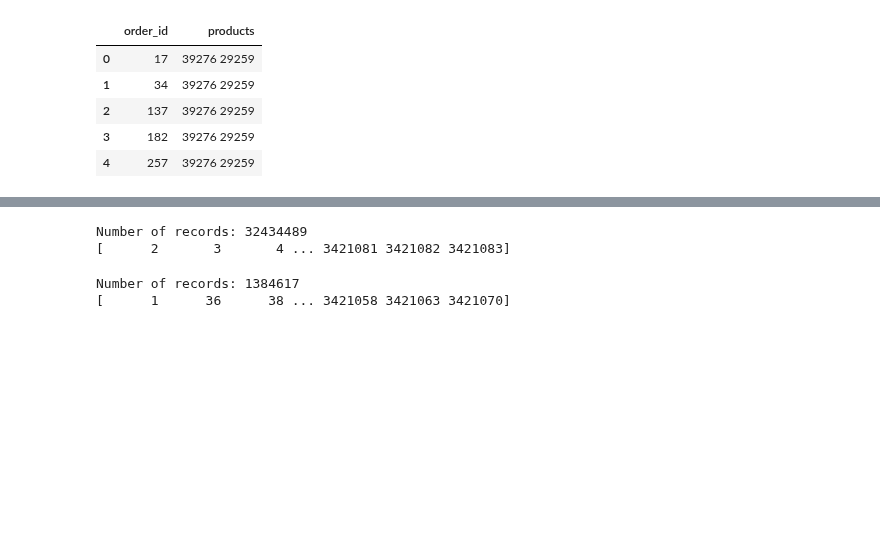
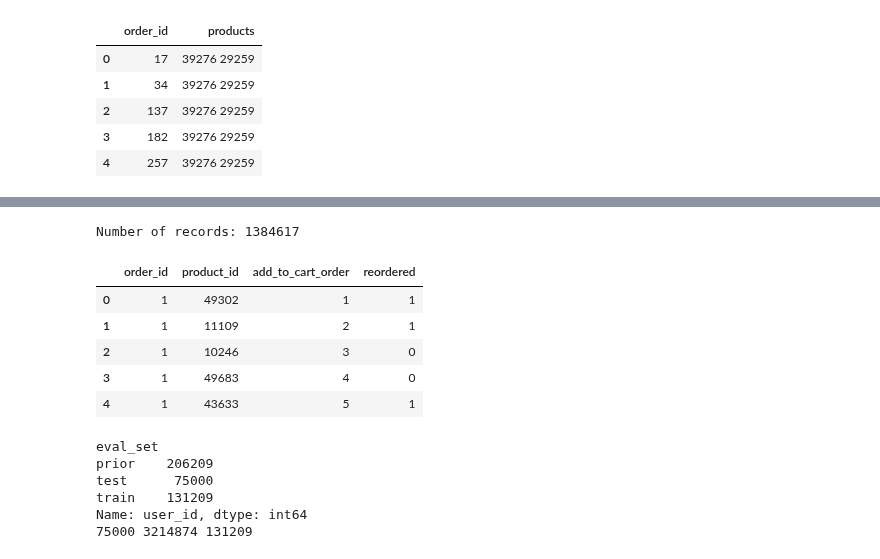
Before and after one commit to cherryng/MLcourse, a Jupyter notebook: H5_CapstoneProject.ipynb, the cells around one changed output, grey strips where cells are left out. Cells and saved outputs as stored; diff of their text form; code cells hidden in the pictures; blank space fills up the shorter version.

```diff
--- a/H5_CapstoneProject.ipynb
+++ b/H5_CapstoneProject.ipynb
@@ -152,18 +196,12 @@ plt.show()
 # %%
-data_order_prior = pd.read_csv("order_products__prior.csv")
-print(f"Number of records: {len(data_order_prior)}")
-data_order_prior.head()
-
-print(np.unique(data_order_prior["order_id"]))
+data_order_train = pd.read_csv("order_products__train.csv")
+print(f"Number of records: {len(data_order_train)}")
+data_order_train.head()
 # %% [output]
-Number of records: 32434489
-[      2       3       4 ... 3421081 3421082 3421083]
+Number of records: 1384617
+|  | order_id | product_id | add_to_cart_order | reordered |
+| 0 | 1 | 49302 | 1 | 1 |
+| 1 | 1 | 11109 | 2 | 1 |
+| 2 | 1 | 10246 | 3 | 0 |
+| 3 | 1 | 49683 | 4 | 0 |
+| 4 | 1 | 43633 | 5 | 1 |
-# %%
-data_order_train = pd.read_csv("order_products__train.csv")
-print(f"Number of records: {len(data_order_train)}")
-data_order_train.head()
-
-print(np.unique(data_order_train["order_id"]))
-# %% [output]
-Number of records: 1384617
-[      1      36      38 ... 3421058 3421063 3421070]
@@ -172,0 +208,19 @@ Number of records: 1384617
+# %%
+#Compare the training set and the full set
+
+data_type = data_orders.groupby('eval_set')['user_id'].nunique()
+print(data_type)
+
+#Double check to see if the count is correct
+N_test = data_orders[data_orders["eval_set"] == 'test'].shape[0]
+N_prior = data_orders[data_orders["eval_set"] == 'prior'].shape[0]
+N_train = data_orders[data_orders["eval_set"] == 'train'].shape[0]
+
+print(N_test, N_prior, N_train)
+# %% [output]
+eval_set
+prior    206209
+test      75000
+train    131209
+Name: user_id, dtype: int64
+75000 3214874 131209
```
Also changed, not shown: parts of 14 cells of this notebook.
